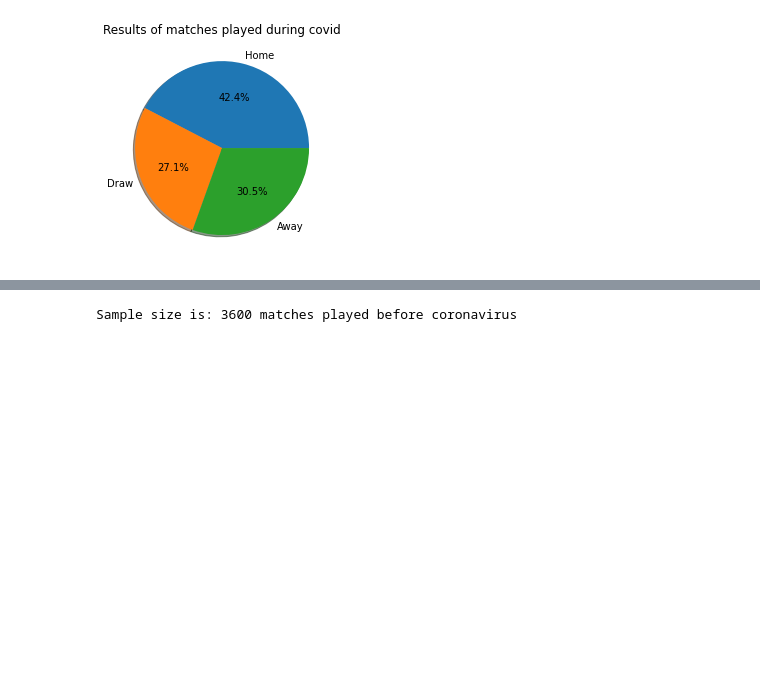
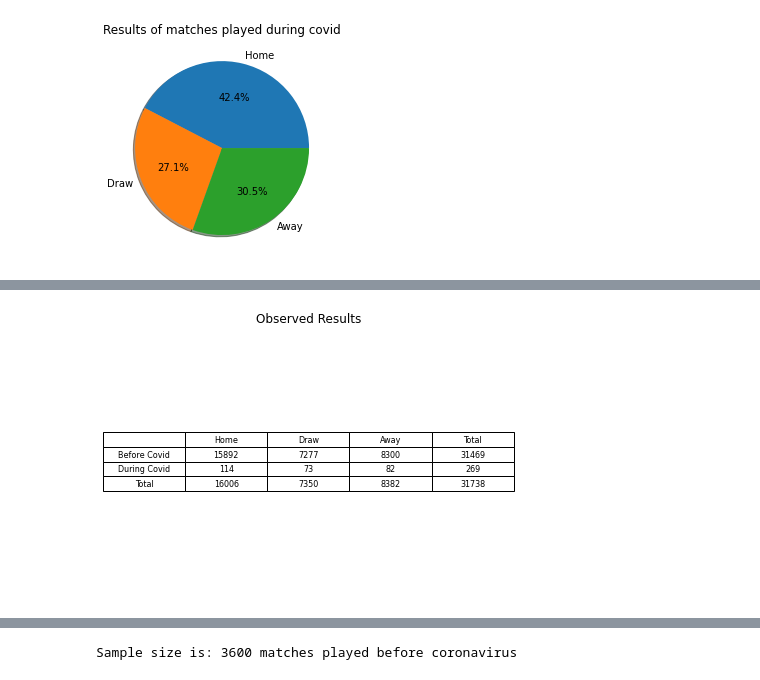
Before and after one commit to bmazou/data-analysis, a Jupyter notebook: statistics/Final/projekt.ipynb, the cells around one changed output, grey strips where cells are left out. Drawn from its saved outputs; the diff is of its cells as text; code cells hidden in the pictures; blank space fills up the shorter version.

Commit message:
Finish independence tests on results

```diff
--- a/statistics/Final/projekt.ipynb
+++ b/statistics/Final/projekt.ipynb
@@ -52,7 +52,7 @@ def get_results(label, home_goals, away_goals):
 
     pie_chart(label, wins, draws, losses)
 
-    return wins, draws, losses
+    return [wins, draws, losses]
 
 def pie_chart(label,wins,draws,losses):
     y = [wins,draws,losses]
@@ -66,7 +66,7 @@ home_goals = pre_covid.iloc[:,3].values
 away_goals = pre_covid.iloc[:,4].values
 inter_matches = len(pre_covid)
 print(f'Sample size is: {inter_matches} matches played before covid')
-inter_wins, inter_draws, inter_losses = get_results('Results of matches before covid', home_goals, away_goals);
+results_pre = get_results('Results of matches before covid', home_goals, away_goals);
 # %% [output]
 Sample size is: 31469 matches played before covid
 [figure]
@@ -133,7 +80,7 @@ covid = df.loc[df['date'] > '2020-03-01'].loc[df['date'] < '2021-03-01']       #
 covid_home = covid.iloc[:,3].values     # Home goals during covid
 covid_away = covid.iloc[:,4].values     # Away goals during covid
 print(f'Sample size: {len(covid)} matches played during covid')
-get_results('Results of matches played during covid', covid_home, covid_away)
+results_cov = get_results('Results of matches played during covid', covid_home, covid_away)
 # %% [output]
 Sample size: 269 matches played during covid
 [figure]
@@ -179,0 +95,79 @@ chi_squared(inter_matches, inter_wins, inter_draws, inter_losses)
+# %%
+def test_of_independence(description_x, results_x, description_y, results_y, critical_value):
+    # Visualize the data in tables
+    def plot_tables():
+        home_x, draw_x, away_x = results_x
+        home_y, draw_y, away_y = results_y
+        # Get the total number of matches played during both periods
+        total_x = home_x + draw_x + away_x
+        total_y = home_y + draw_y + away_y
+
+        total_home = home_x + home_y        # Total home wins in both periods
+        total_draw = draw_x + draw_y        # Total draws
+        total_away = away_x +  away_y       # Total away wins
+        total_abs = total_x + total_y       # Absolute total of matches played
+
+        #* First table
+        fig, ax = plt.subplots()
+        fig.patch.set_visible(False) # Hide axes
+        ax.axis('off')
+        ax.axis('tight')
+
+        cols = ['', 'Home', 'Draw', 'Away', 'Total']
+        rows = [[description_x, home_x, draw_x, away_x, total_x],
+                [description_y, home_y, draw_y, away_y, total_y],
+                ['Total', total_home, total_draw, total_away, total_abs]]
+
+
+        ax.table(cellText=rows, colLabels=cols, loc='center', cellLoc='center')
+        fig.tight_layout()
+        plt.title('Observed Results')
+        plt.show()
+
+
+        #* Second table
+        fig2, ax2 = plt.subplots()
+        fig2.patch.set_visible(False)
+        ax2.axis('off')
+        ax2.axis('tight')
+
+        # Get the expected results from data
+        r1 = [round((x/total_abs) * total_x, 1 ) for x in [total_home, total_draw, total_away]] + [total_x]
+        r2 = [round((y/total_abs) * total_y, 1 ) for y in [total_home, total_draw, total_away]] + [total_y]
+
+        rows2 = [[description_x] + r1,
+                [description_y] + r2,
+                ['Total', total_home, total_draw, total_away, total_abs]]
+
+        ax2.table(cellText=rows2, colLabels=cols, loc='center', cellLoc='center')
+
+        plt.title('Expected Results')
+        fig2.tight_layout()
+        plt.show()
+
+        return rows, rows2
+
+
+    rows, rows2 = plot_tables()
+    # Get the 6 relavant datapoints from each table
+    observed_results = rows[0][1:-1] + rows[1][1:-1]
+    expected_results = rows2[0][1:-1] + rows2[1][1:-1]
+
+    chi_sq = 0
+    for obs, exp in zip(observed_results, expected_results):
+        chi_sq += (obs - exp)**2 / exp          # Chi-squared formula
+
+    if (chi_sq <= critical_value):
+        comparison = 'smaller'
+        confidence = 'do not'
+    else:
+        comparison = 'larger'
+        confidence = 'can'
+
+    print(f'Chi-squared is {round(chi_sq,2)}, which is {comparison} than the critical value of {critical_value}. Therefore, we {confidence} have enough confidence to reject the null hypothesis ')
+
+
+
+test_of_independence('Before Covid', results_pre, 'During Covid', results_cov, 5.99)
+# %% [output]
+[figure, added]
```
Also changed, not shown: parts of 18 cells of this notebook.
